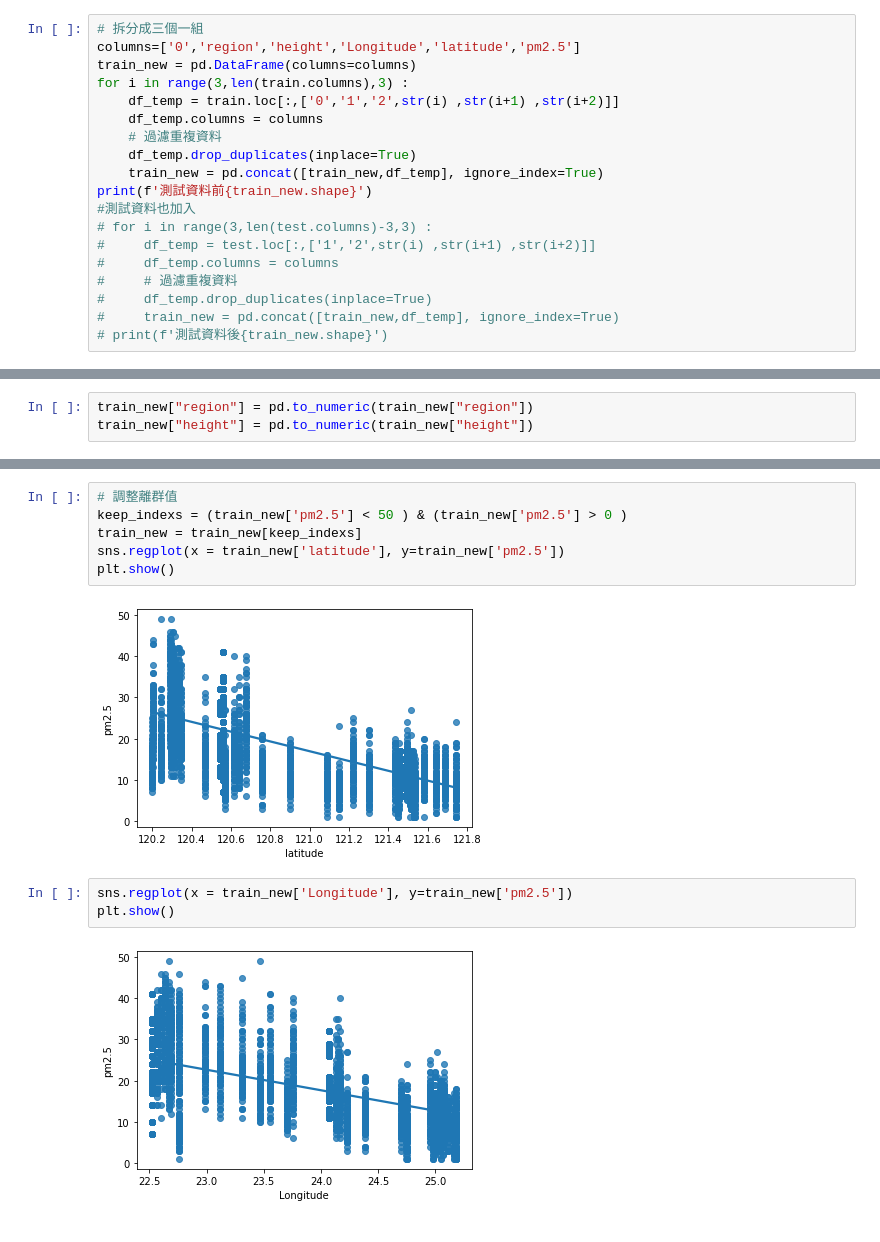
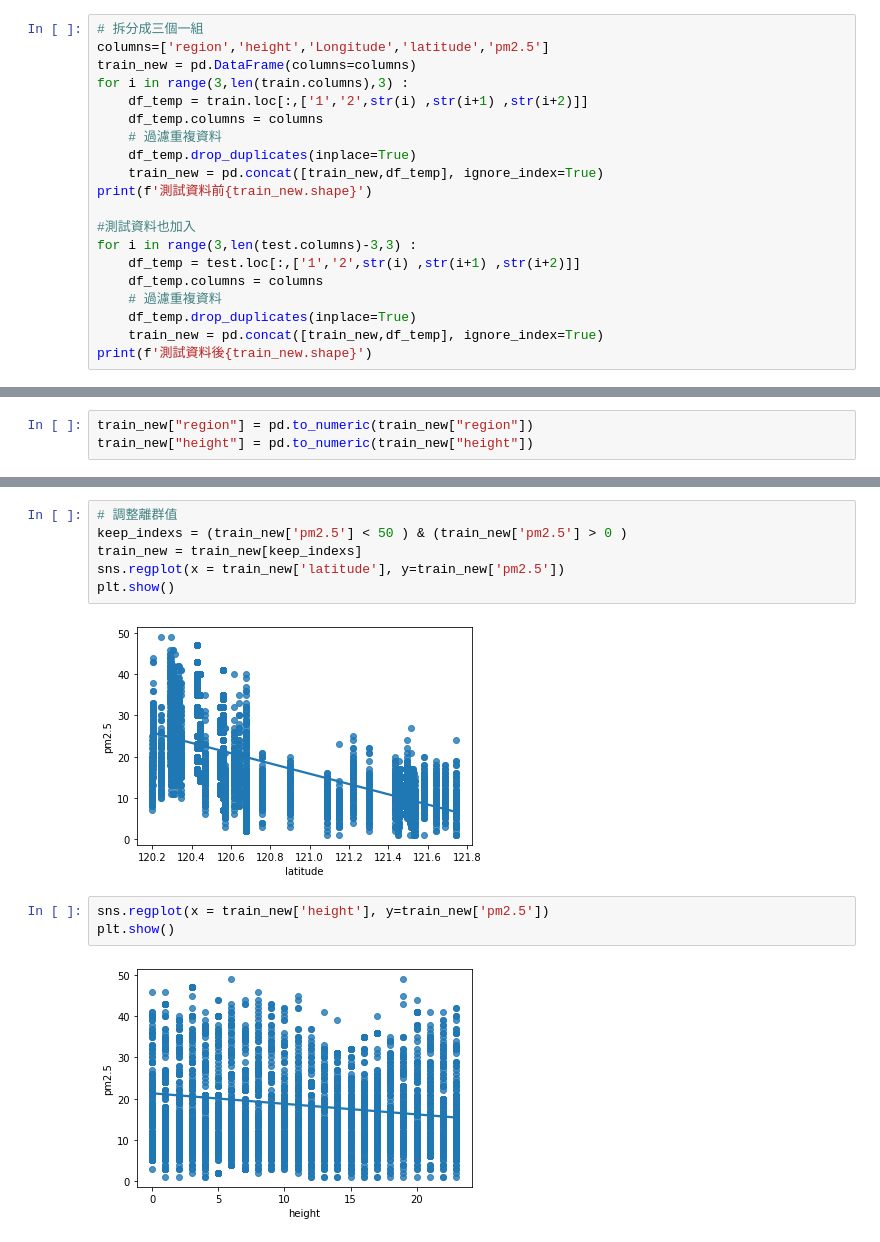
Before and after one commit to bert5566/ML, a Jupyter notebook: 學校作業/學校作業.ipynb, the cells around one changed output, grey strips where cells are left out. Cells and saved outputs as stored; diff of their text form.

```diff
--- a/學校作業/學校作業.ipynb
+++ b/學校作業/學校作業.ipynb
@@ -30,21 +30,22 @@ train.head()
 5 rows × 10458 columns
 # %%
 # 拆分成三個一組
-columns=['0','region','height','Longitude','latitude','pm2.5']
+columns=['region','height','Longitude','latitude','pm2.5']
 train_new = pd.DataFrame(columns=columns)
 for i in range(3,len(train.columns),3) :
-    df_temp = train.loc[:,['0','1','2',str(i) ,str(i+1) ,str(i+2)]]
+    df_temp = train.loc[:,['1','2',str(i) ,str(i+1) ,str(i+2)]]
     df_temp.columns = columns
     # 過濾重複資料
     df_temp.drop_duplicates(inplace=True)
     train_new = pd.concat([train_new,df_temp], ignore_index=True)
 print(f'測試資料前{train_new.shape}')
+
 #測試資料也加入
-# for i in range(3,len(test.columns)-3,3) :
-#     df_temp = test.loc[:,['1','2',str(i) ,str(i+1) ,str(i+2)]]
-#     df_temp.columns = columns
-#     # 過濾重複資料
-#     df_temp.drop_duplicates(inplace=True)
-#     train_new = pd.concat([train_new,df_temp], ignore_index=True)
-# print(f'測試資料後{train_new.shape}')
+for i in range(3,len(test.columns)-3,3) :
+    df_temp = test.loc[:,['1','2',str(i) ,str(i+1) ,str(i+2)]]
+    df_temp.columns = columns
+    # 過濾重複資料
+    df_temp.drop_duplicates(inplace=True)
+    train_new = pd.concat([train_new,df_temp], ignore_index=True)
+print(f'測試資料後{train_new.shape}')
 # %% [output]
@@ -84,12 +86,12 @@ train_new = train_new[keep_indexs]
 sns.regplot(x = train_new['latitude'], y=train_new['pm2.5'])
 plt.show()
 # %% [output]
-[figure, old version]
+[figure, new version]
 # %%
-sns.regplot(x = train_new['Longitude'], y=train_new['pm2.5'])
+sns.regplot(x = train_new['height'], y=train_new['pm2.5'])
 plt.show()
 # %% [output]
-[figure, old version]
+[figure, new version]
 # %%
 # 切分訓練集/測試集
 target = train_new['pm2.5']
```
Also changed, not shown: parts of 16 cells of this notebook, 2 other files.
